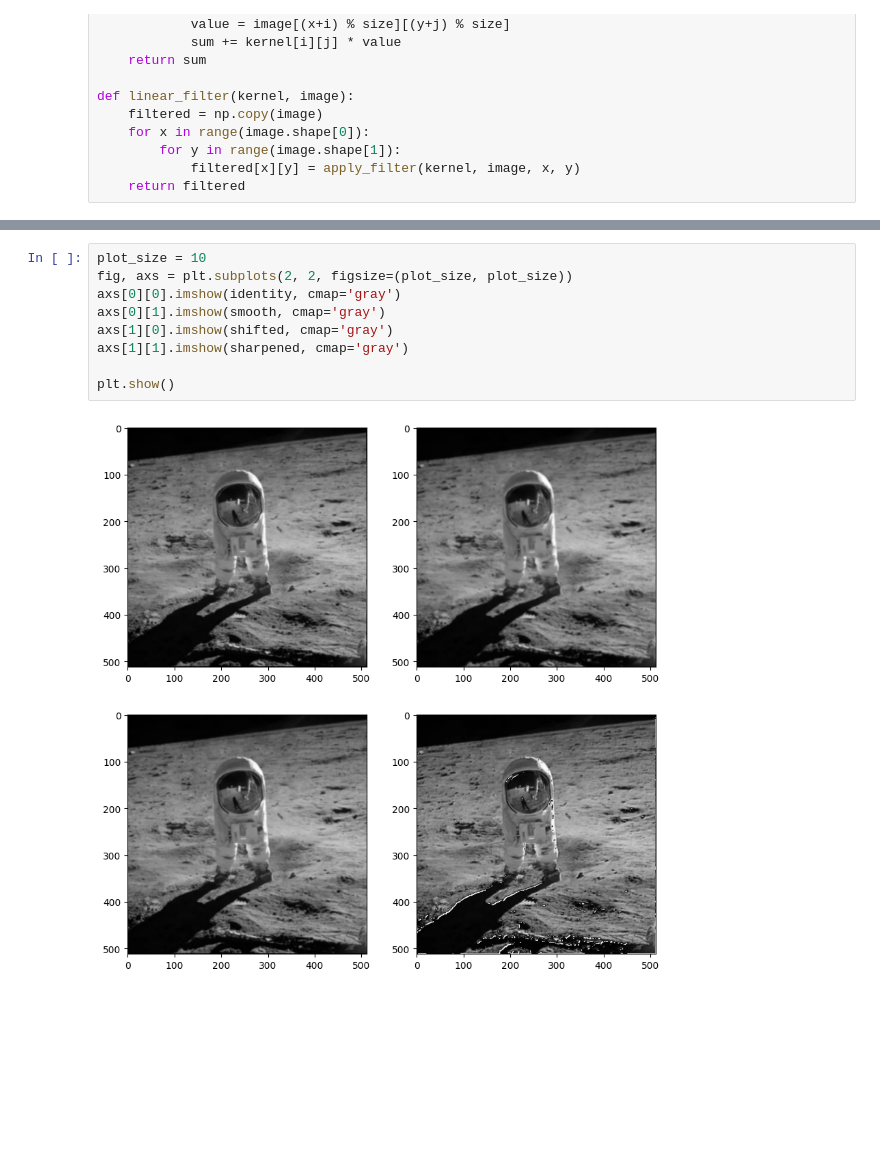
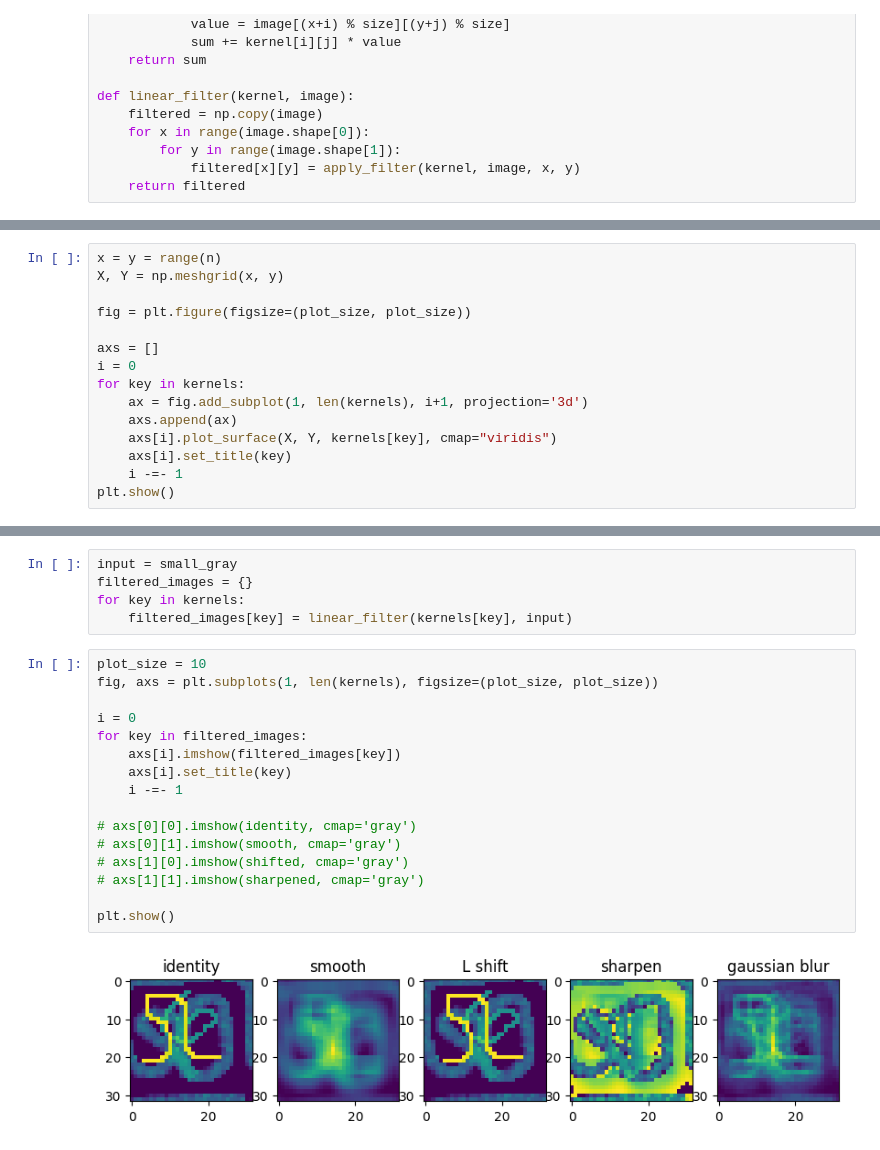
Before and after one commit to JuliuszSyrewicz/fourier, a Jupyter notebook: filters.ipynb, the cells around one changed output, grey strips where cells are left out. Drawn from its saved outputs; the diff is of its cells as text; blank space fills up the shorter version.

```diff
--- a/filters.ipynb
+++ b/filters.ipynb
@@ -103,0 +126,15 @@ sharpened = linear_filter(kernel_sharpen, input)
+# %%
+x = y = range(n)
+X, Y = np.meshgrid(x, y)
+
+fig = plt.figure(figsize=(plot_size, plot_size))
+
+axs = []
+i = 0
+for key in kernels:
+    ax = fig.add_subplot(1, len(kernels), i+1, projection='3d')
+    axs.append(ax)
+    axs[i].plot_surface(X, Y, kernels[key], cmap="viridis")
+    axs[i].set_title(key)
+    i -=- 1
+plt.show()
@@ -104,11 +143,23 @@ sharpened = linear_filter(kernel_sharpen, input)
+# %%
+input = small_gray
+filtered_images = {}
+for key in kernels:
+    filtered_images[key] = linear_filter(kernels[key], input)
 # %%
 plot_size = 10
-fig, axs = plt.subplots(2, 2, figsize=(plot_size, plot_size))
-axs[0][0].imshow(identity, cmap='gray')
-axs[0][1].imshow(smooth, cmap='gray')
-axs[1][0].imshow(shifted, cmap='gray')
-axs[1][1].imshow(sharpened, cmap='gray')
+fig, axs = plt.subplots(1, len(kernels), figsize=(plot_size, plot_size))
+
+i = 0
+for key in filtered_images:
+    axs[i].imshow(filtered_images[key])
+    axs[i].set_title(key)
+    i -=- 1
+
+# axs[0][0].imshow(identity, cmap='gray')
+# axs[0][1].imshow(smooth, cmap='gray')
+# axs[1][0].imshow(shifted, cmap='gray')
+# axs[1][1].imshow(sharpened, cmap='gray')
 
 plt.show()
 # %% [output]
-[figure, old version]
+[figure, new version]
```
Also changed, not shown: parts of 7 cells of this notebook.
